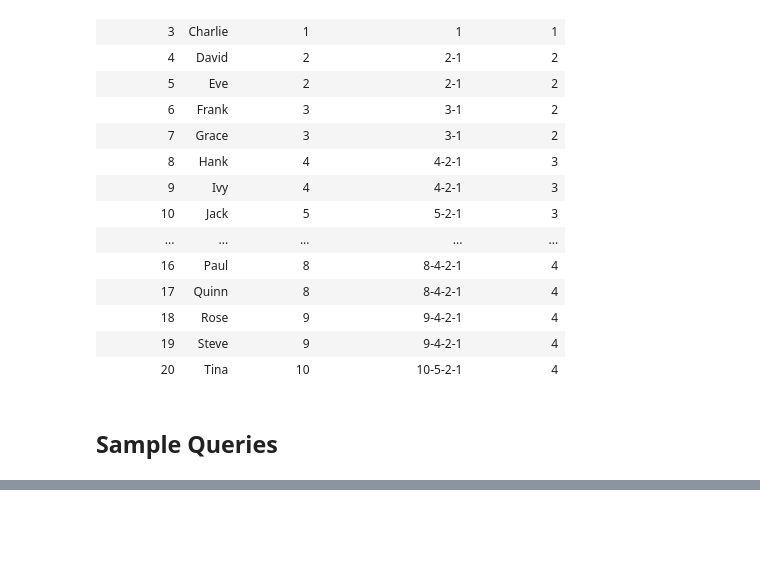
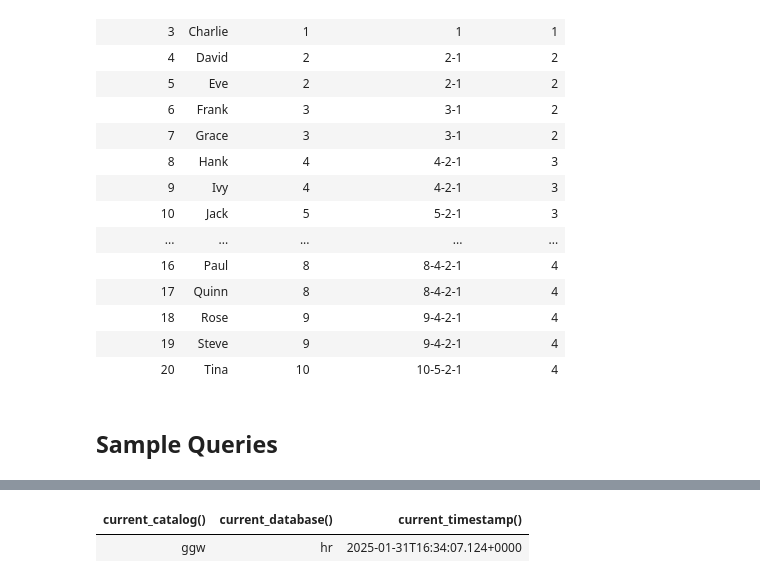
Before and after one commit to ggwiebe/hierarchies, a Jupyter notebook: Employee Hierarchies.ipynb, the cells around one changed output, grey strips where cells are left out. Cells and saved outputs as stored; diff of their text form; code cells hidden in the pictures; blank space fills up the shorter version.

```diff
--- a/Employee Hierarchies.ipynb
+++ b/Employee Hierarchies.ipynb
@@ -480,0 +492,9 @@ SELECT e.*, -- EXCEPT (ManagementHierarchy), <== This is the right answer, so hi
+# %%
+%sql
+USE CATALOG ggw;
+USE SCHEMA hr;
+
+SELECT current_catalog(), current_database(), current_timestamp();
+# %% [output]
+| current_catalog() | current_database() | current_timestamp() |
+| ggw | hr | 2025-01-31T16:34:07.124+0000 |
```
Also changed, not shown: parts of 11 cells of this notebook.
